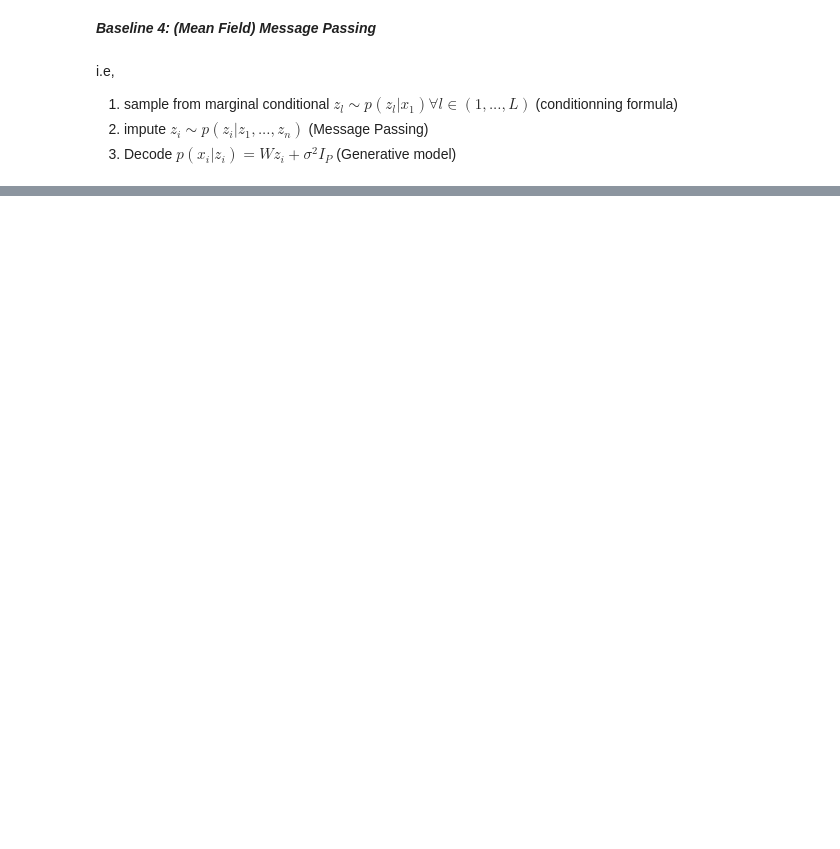
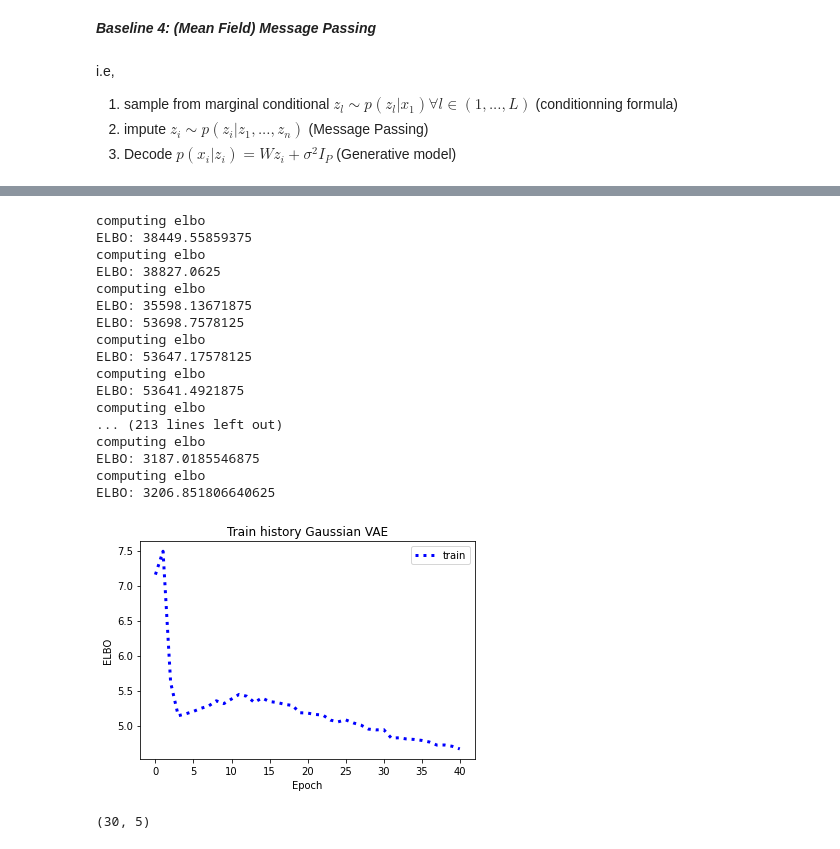
Before and after one commit to khalilouardini/treeVAE-reproducibility, a Jupyter notebook: scvi/external/notebooks/PPCA.ipynb, the cells around one changed output, grey strips where cells are left out. Drawn from its saved outputs; the diff is of its cells as text; code cells hidden in the pictures; blank space fills up the shorter version.

```diff
--- a/scvi/external/notebooks/PPCA.ipynb
+++ b/scvi/external/notebooks/PPCA.ipynb
@@ -1071,0 +346,19 @@ plt.show()
+# %%
+n_epochs = 400
+
+vae = GaussianVAE(gene_dataset.nb_genes,
+                  n_hidden=128,
+                  n_layers=1,
+                  n_latent=ppca.latent,
+                  sigma_ldvae=ppca.sigma_scale
+              )
+
+new_weight = torch.from_numpy(ppca.W).float()
+
+with torch.no_grad():
+    vae.decoder.factor_regressor.fc_layers[0][0].weight = torch.nn.Parameter(new_weight)
+
+for param in treevae.decoder.factor_regressor.fc_layers[0][0].parameters():
+    param.requires_grad = False
+
+vae.decoder
@@ -1071,0 +378,51 @@ plt.show()
+# %%
+trainer = GaussianTrainer(model=vae,
+                          gene_dataset=gene_dataset,
+                          train_size=1.0,
+                          use_cuda=False,
+                          frequency=10,
+                          n_epochs_kl_warmup=10,
+                         )
+# %%
+# train VAE
+trainer.train(n_epochs=n_epochs, lr=1e-2)
+
+elbo_train = trainer.history["elbo_train_set"]
+x = np.linspace(0, 100, (len(elbo_train)))
+plt.plot(np.log(elbo_train),
+         label="train", color='blue',
+         linestyle=':',
+         linewidth=3
+        )
+plt.xlabel('Epoch')
+plt.ylabel("ELBO")
+plt.legend()
+plt.title("Train history Gaussian VAE")
+plt.show()
+# %% [output]
+computing elbo
+ELBO: 38449.55859375
+computing elbo
+ELBO: 38827.0625
+computing elbo
+ELBO: 35598.13671875
+ELBO: 53698.7578125
+computing elbo
+ELBO: 53647.17578125
+computing elbo
+ELBO: 53641.4921875
+computing elbo
+... (213 lines left out)
+computing elbo
+ELBO: 3187.0185546875
+computing elbo
+ELBO: 3206.851806640625
+[figure, added]
+# %%
+posterior =  trainer.create_posterior(model=vae,
+                                      gene_dataset=gene_dataset
+                                      )
+latent = posterior.get_latent()
+latent.shape
+# %% [output]
+(30, 5)
```
Also changed, not shown: parts of 149 cells of this notebook, 8 other files.
